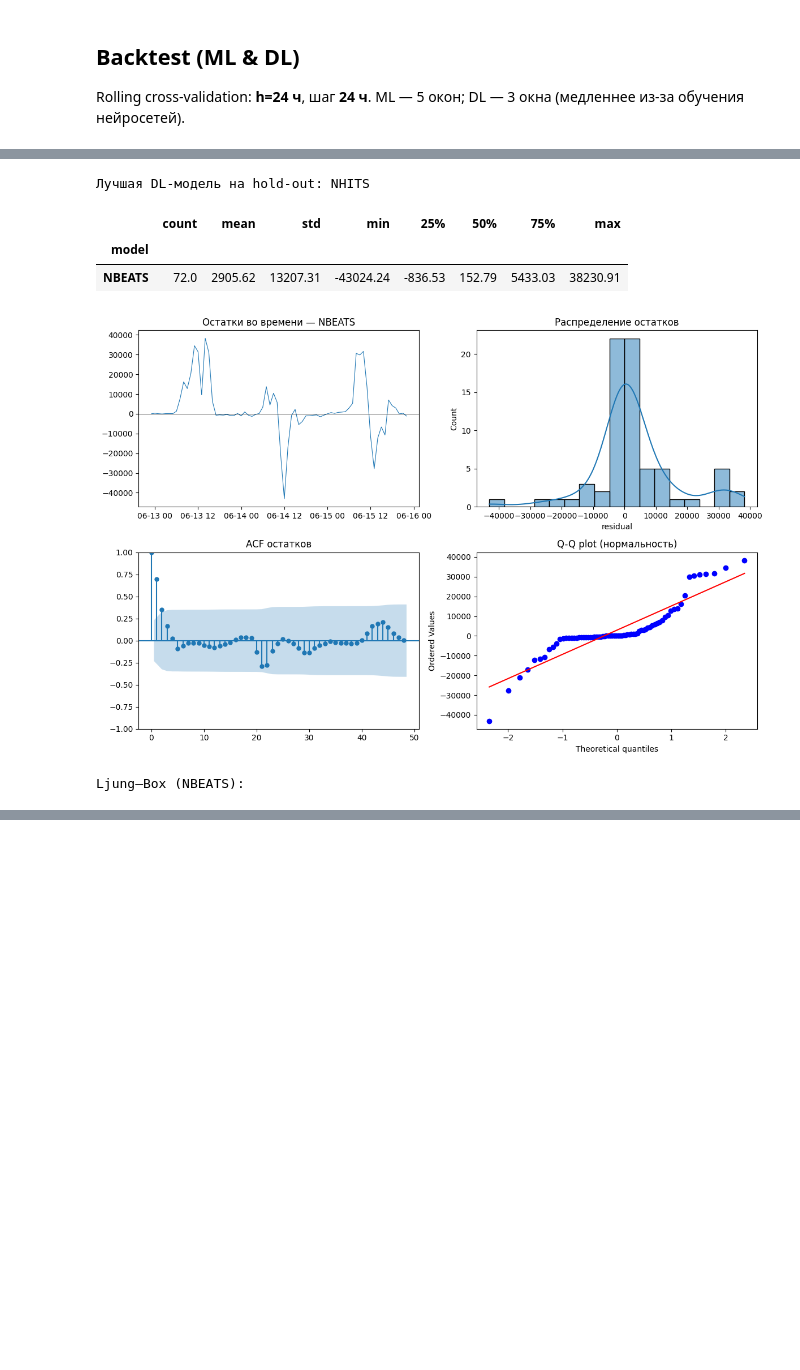
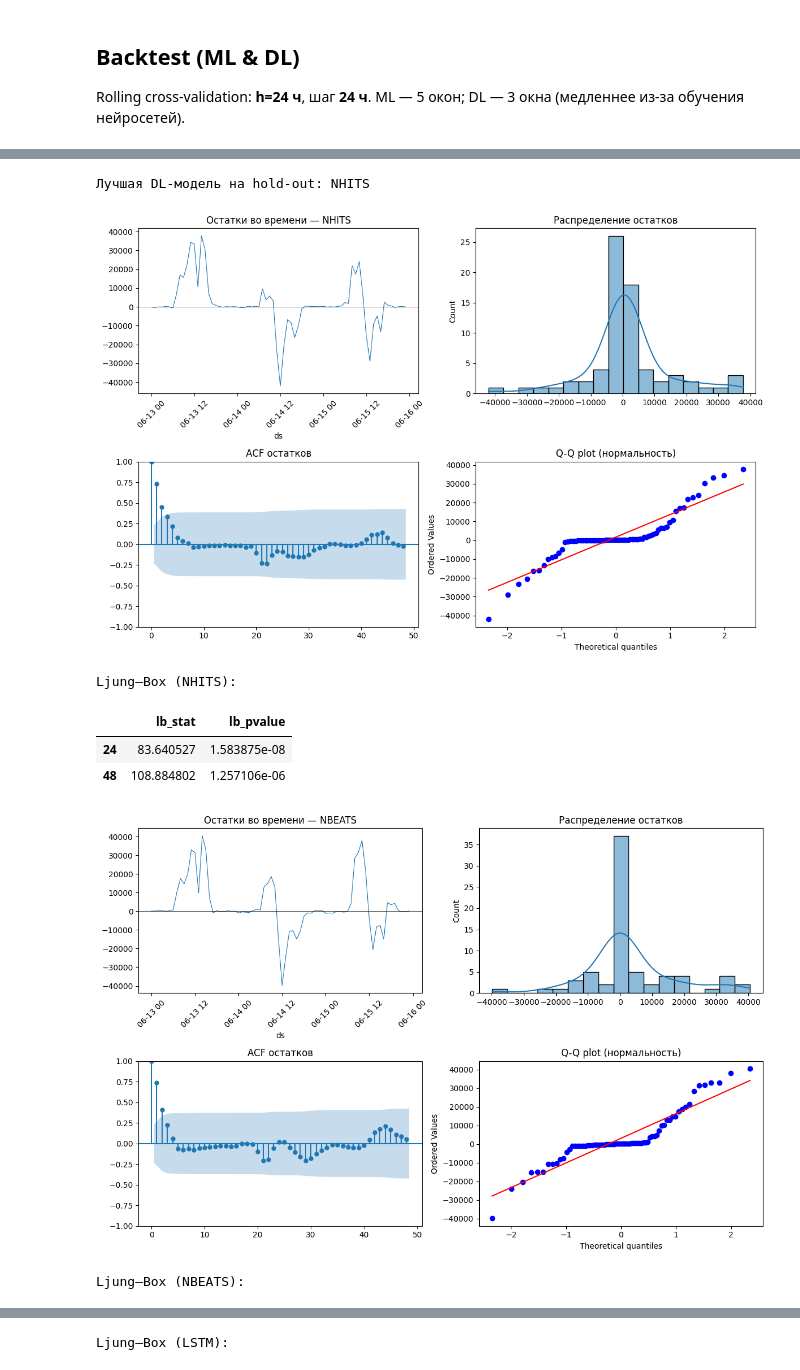
Before and after one commit to Roaoch/tsa_final, a Jupyter notebook: 2_dl_models.ipynb, the cells around one changed output, grey strips where cells are left out. Cells and saved outputs as stored; diff of their text form; code cells hidden in the pictures; blank space fills up the shorter version.

```diff
--- a/2_dl_models.ipynb
+++ b/2_dl_models.ipynb
@@ -583,0 +607,22 @@ d:\GitProjects\TSA\.venv\Lib\site-packages\pytorch_lightning\utilities\_pytree.p
+# %%
+dl_cv_overall = cv_summary(dl_cv, dl_cv_names)
+display(dl_cv_overall)
+
+dl_cv_window = cv_by_window(dl_cv, dl_cv_names)
+dl_cv_pivot = dl_cv_window.pivot(index='cutoff', columns='model', values='RMSE')
+display(dl_cv_pivot.round(2))
+
+fig, ax = plt.subplots(figsize=(10, 4))
+for name in dl_cv_names:
+    subset = dl_cv_window[dl_cv_window['model'] == name]
+    ax.plot(subset['cutoff'], subset['RMSE'], marker='o', label=name)
+ax.set_title('DL — RMSE по окнам cross-validation')
+ax.set_xlabel('cutoff (конец train-окна)')
+ax.set_ylabel('RMSE')
+ax.legend(loc='best', fontsize=8)
+plt.xticks(rotation=45)
+plt.tight_layout()
+plt.show()
+
+best_dl_cv = dl_cv_overall.index[0]
+print(f'Лучшая DL-модель по backtest: {best_dl_cv}')
@@ -632,0 +712,9 @@ Ljung–Box (Ridge):
+# %%
+ml_all_data = pd.concat([
+    residual_data.reset_index(drop=True),
+    ml_fitted.drop(['unique_id', 'ds', 'y'], axis=1),
+], axis=1)
+
+for m_name in list(mlf.models.keys()):
+    d = ml_all_data[['unique_id', 'ds', 'y', m_name]].dropna()
+    plot_residual_diagnostics(d['ds'], d['y'], d[m_name], m_name)
@@ -633,16 +737,18 @@ Ljung–Box (Ridge):
 # %%
 dl_holdout = print_metrics(test_data, dl_forecasts, [str(m) for m in dlf.models])
 best_dl_name = dl_holdout.index[0]
 print(f'Лучшая DL-модель на hold-out: {best_dl_name}')
 
-dl_res_df = with_cv_residuals(dl_cv, best_dl_cv)
-display(dl_res_df.groupby('model')['residual'].describe().round(2))
-plot_residual_diagnostics(dl_res_df, best_dl_cv)
+for m_name in [str(m) for m in dl_cv_models]:
+    d = dl_cv[['unique_id', 'ds', 'y', m_name]].dropna()
+    plot_residual_diagnostics(d['ds'], d['y'], d[m_name], m_name)
 # %% [output]
 Лучшая DL-модель на hold-out: NHITS
-|  | count | mean | std | min | 25% | 50% | 75% | max |
-| model |  |  |  |  |  |  |  |  |
-| NBEATS | 72.0 | 2905.62 | 13207.31 | -43024.24 | -836.53 | 152.79 | 5433.03 | 38230.91 |
-[figure, old version]
+[figure, new version]
-Ljung–Box (NBEATS):
+Ljung–Box (NHITS):
+|  | lb_stat | lb_pvalue |
+| 24 | 83.640527 | 1.583875e-08 |
+| 48 | 108.884802 | 1.257106e-06 |
+[figure, added]
+Ljung–Box (NBEATS):
 |  | lb_stat | lb_pvalue |
@@ -650,0 +758 @@ Ljung–Box (NBEATS):
+Ljung–Box (LSTM):
```
Also changed, not shown: parts of 25 cells of this notebook, 1 other file.
